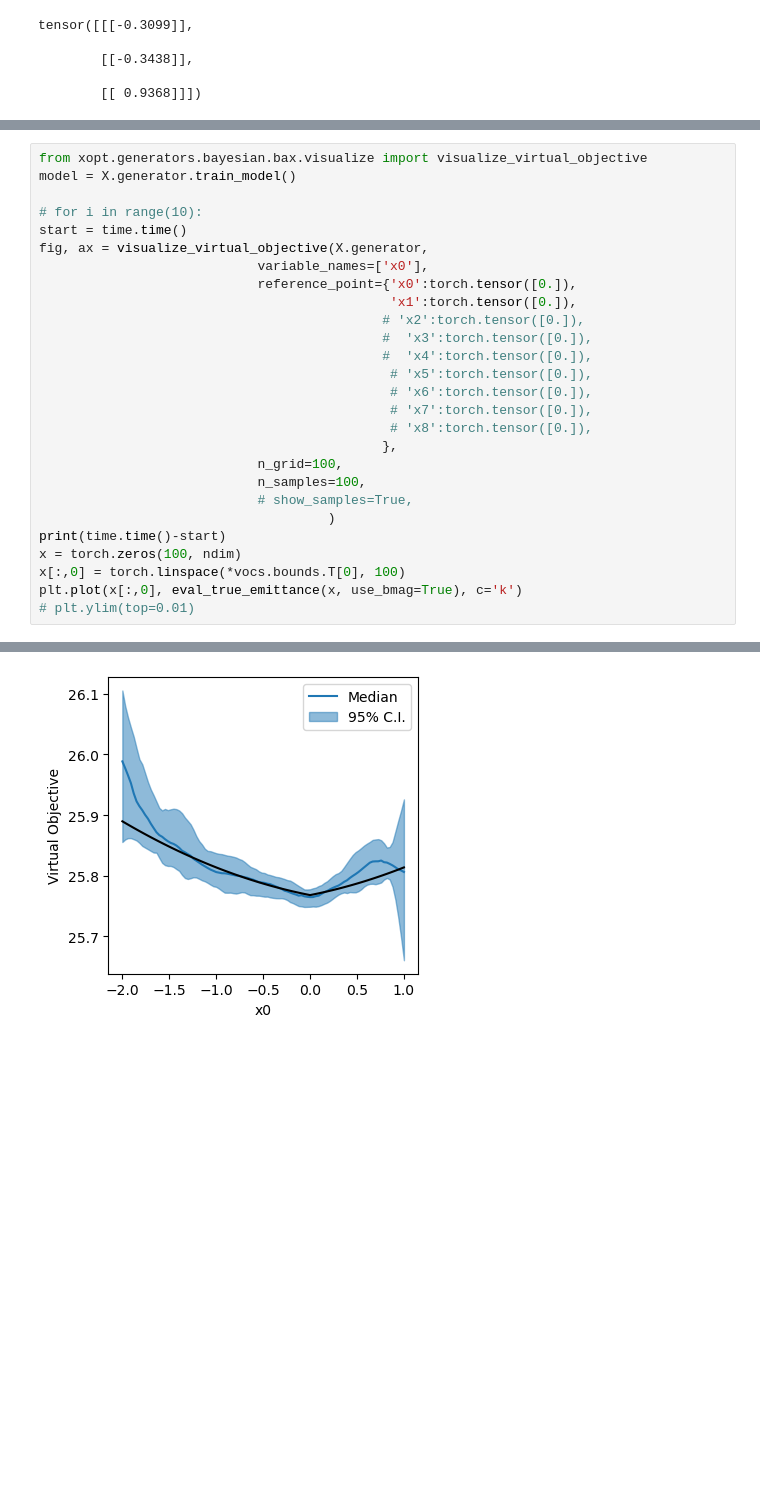
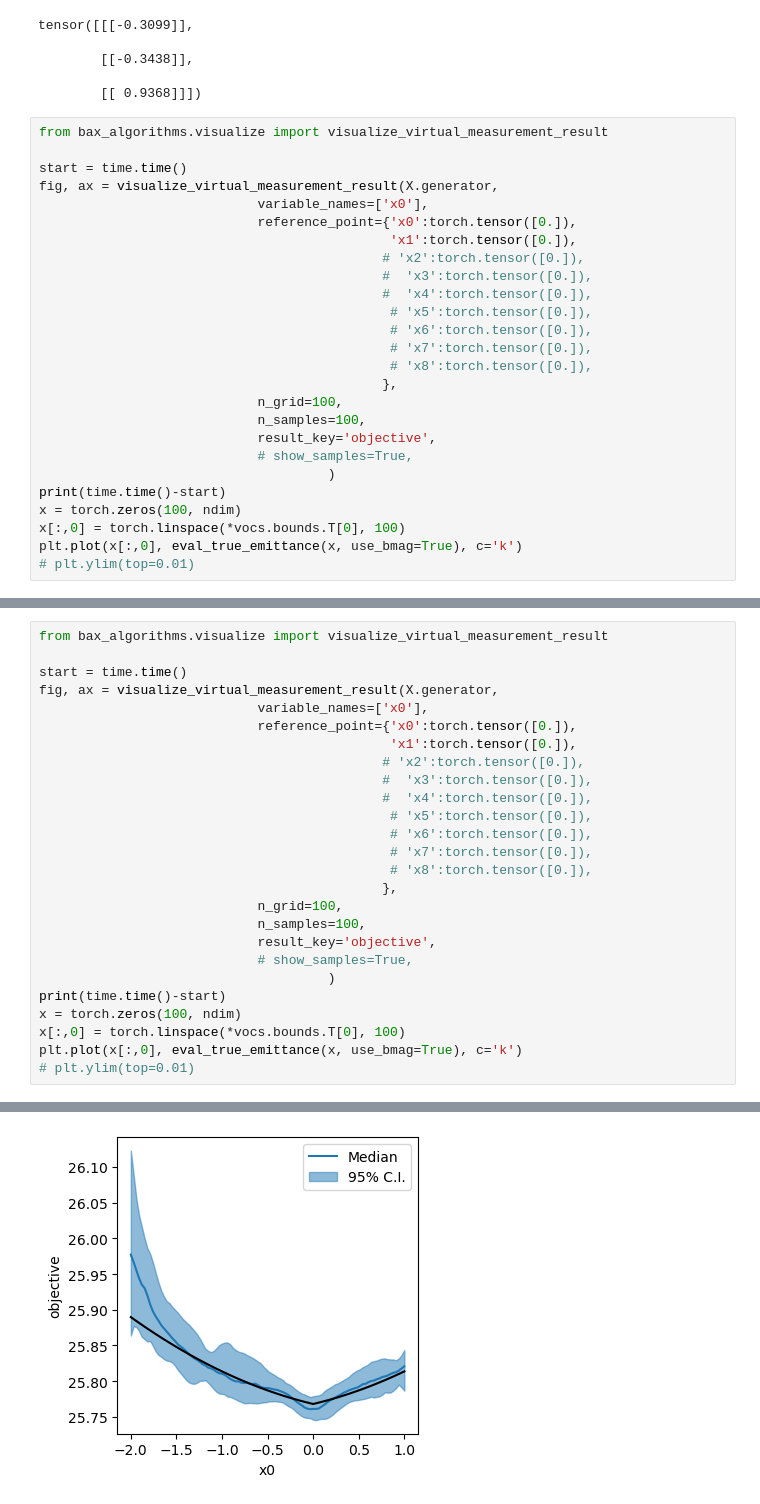
Before and after one commit to xopt-org/bax_algorithms, a Jupyter notebook: examples/emittance.ipynb, the cells around one changed output, grey strips where cells are left out. Saved outputs shown, nothing was run; the diff lists cells and outputs as text; blank space fills up the shorter version.

Commit message:
Small refactor of pathwise algorithm base and add virtual measurement visualization.

```diff
--- a/examples/emittance.ipynb
+++ b/examples/emittance.ipynb
@@ -317,3 +317,29 @@ tensor([[[-0.3099]],
         [[-0.3438]],
 
         [[ 0.9368]]])
+# %%
+from bax_algorithms.visualize import visualize_virtual_measurement_result
+
+start = time.time()
+fig, ax = visualize_virtual_measurement_result(X.generator,
+                            variable_names=['x0'],
+                            reference_point={'x0':torch.tensor([0.]),
+                                             'x1':torch.tensor([0.]),
+                                            # 'x2':torch.tensor([0.]),
+                                            #  'x3':torch.tensor([0.]),
+                                            #  'x4':torch.tensor([0.]),
+                                             # 'x5':torch.tensor([0.]),
+                                             # 'x6':torch.tensor([0.]),
+                                             # 'x7':torch.tensor([0.]),
+                                             # 'x8':torch.tensor([0.]),
+                                            },
+                            n_grid=100,
+                            n_samples=100,
+                            result_key='objective',
+                            # show_samples=True,
+                                     )
+print(time.time()-start)
+x = torch.zeros(100, ndim)
+x[:,0] = torch.linspace(*vocs.bounds.T[0], 100)
+plt.plot(x[:,0], eval_true_emittance(x, use_bmag=True), c='k')
+# plt.ylim(top=0.01)
@@ -364,10 +392,8 @@ print(time.time()-start)
 # %%
-from xopt.generators.bayesian.bax.visualize import visualize_virtual_objective
-model = X.generator.train_model()
+from bax_algorithms.visualize import visualize_virtual_measurement_result
 
-# for i in range(10):
 start = time.time()
-fig, ax = visualize_virtual_objective(X.generator,
+fig, ax = visualize_virtual_measurement_result(X.generator,
                             variable_names=['x0'],
                             reference_point={'x0':torch.tensor([0.]),
                                              'x1':torch.tensor([0.]),
@@ -381,6 +407,7 @@ fig, ax = visualize_virtual_objective(X.generator,
                                             },
                             n_grid=100,
                             n_samples=100,
+                            result_key='objective',
                             # show_samples=True,
                                      )
 print(time.time()-start)
@@ -393,2 +420,2 @@ plt.plot(x[:,0], eval_true_emittance(x, use_bmag=True), c='k')
 [<matplotlib.lines.Line2D at 0x...>]
-[figure, old version]
+[figure, new version]
```
Also changed, not shown: parts of 16 cells of this notebook, 5 other files.
